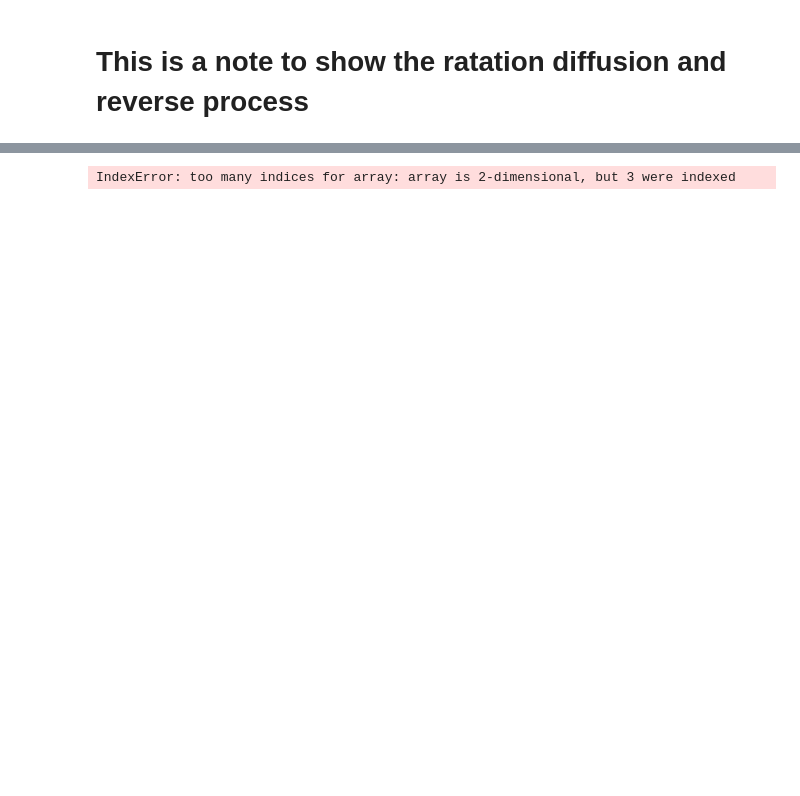
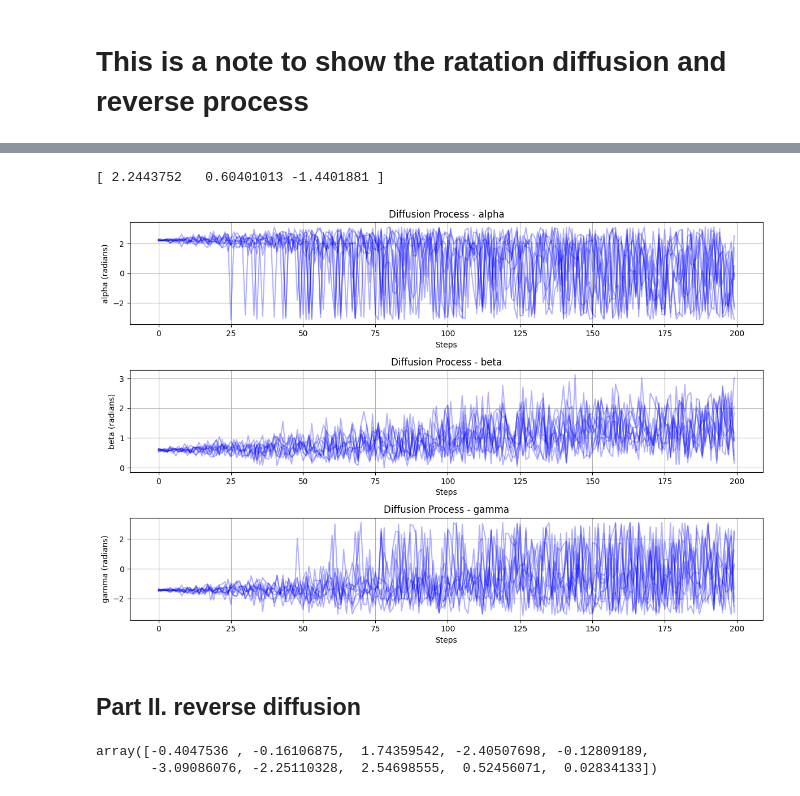
Before and after one commit to Xyunyao/RFDiffusion_breakdown, a Jupyter notebook: RFdiffusion_SI_II.ipynb, the cells around one changed output, grey strips where cells are left out. Saved outputs shown, nothing was run; the diff lists cells and outputs as text; code cells hidden in the pictures; blank space fills up the shorter version.

Commit message:
test reverse diffusion on SO3

```diff
--- a/RFdiffusion_SI_II.ipynb
+++ b/RFdiffusion_SI_II.ipynb
@@ -65,17 +74,21 @@ plot_rotations(rotations)
 # %%
 # sample one rotation
-def sample_rotation():
+def sample_rotation(num_samples=1,random_state=None):
     """
     Sample a random rotation matrix from SO(3).
 
     Returns:
         rotation (np.ndarray): A random rotation matrix.
     """
-    r = R.random()
+    r = R.random(num=num_samples,random_state=random_state)
     return r.as_matrix()
 
 # Example usage of sampling a random rotation
-r_truth = sample_rotation() # use it as the ground truth
+r_truth = sample_rotation(random_state=42) # use it as the ground truth
+euler_truth = R.from_matrix(r_truth[0]).as_euler('zyz') # get the first rotation matrix
+print(euler_truth)
+# %% [output]
+[ 2.2443752   0.60401013 -1.4401881 ]
 # %%
 import sys
 sys.path.append('/home/yunyao/RFdiffusion/rfdiffusion')
@@ -97,7 +110,7 @@ cache_dir='./cache'
 # rotation noise log schedular  log(sigma(t))= logsigma_min + t/T * (log(sigma_max)-log(sigma_min))
 
 # in the SI, it seems the linear one is used and max_sigma is not used
-test = IGSO3(T=T,
+r_test = IGSO3(T=T,
         min_sigma=0.02,
         max_sigma=1,
         min_b=1.06,
@@ -158,4 +171,56 @@ class Simulator(ABC):
             x = self.step(x, t, h)
             xs.append(x.clone())
         return torch.stack(xs, dim=1)
+# %%
+# foreard diffusion process
+# use r_test.sample: sample a angle from IGSO3 distribution at time t
+# use r_test.sample_vec: sample a random axis and combine with the angle to genereate a rotation matrix at time t
+t = np.arange(r_test.T) + 1 # [1, 2, ..., T]
+n_samples = 10
+sampled_rots = r_test.sample_vec( ts=t,n_samples=n_samples) # generate 30 trajactory
+# convert it to eular angle
+from scipy.spatial.transform import Rotation as scipy_R
+R_sampled = (
+            scipy_R.from_rotvec(sampled_rots.reshape(-1, 3))
+            .as_matrix()
+            .reshape(r_test.T, n_samples, 3, 3)
+        ) # [step, traj, 3, 3]
+R_perturbed = np.einsum("tnij,njk->tnik", R_sampled, r_truth)
+
+# convert matrix to eular angle
+Euler_perturbed = scipy_R.from_matrix(R_perturbed.reshape(-1,3,3)).as_euler('zyz').reshape(r_test.T, n_samples, 3) # [step, traj, 3]
+
+def plot_angle_diffusion(data, angle_names=['alpha', 'beta', 'gamma']):
+    steps, num_samples, num_angles = data.shape
+    time = np.arange(steps)
+
+    plt.figure(figsize=(12, 8))
+    for i in range(num_angles):
+        plt.subplot(3, 1, i + 1)
+        # Plot all samples for the current angle
+        for sample in range(num_samples):
+            plt.plot(time, data[:, sample, i], alpha=0.3, color='blue')
+        plt.title(f"Diffusion Process - {angle_names[i]}")
+        plt.xlabel("Steps")
+        plt.ylabel(f"{angle_names[i]} (radians)")
+        plt.grid(True)
+    plt.tight_layout()
+    plt.show()
+
+# Call the function
+plot_angle_diffusion(Euler_perturbed, angle_names=['alpha', 'beta', 'gamma'])
+
+# now visualize the perturbed rotation
+# %% [output]
+[figure, added]
+# %% [markdown]
+## Part II. reverse diffusion
+# %%
+R_perturbed.shape
+R_perturbed[0,...].shape
+
+Euler_perturbed[199,:,0]
+# %% [output]
+array([-0.4047536 , -0.16106875,  1.74359542, -2.40507698, -0.12809189,
+       -3.09086076, -2.25110328,  2.54698555,  0.52456071,  0.02834133])
 # %%
@@ -217,6 +273,0 @@ class EulerMaruyama(Simulator):
-# %%
-# the forward process
-import torch
-diffused_frame = test.diffuse_frames(torch.tensor(r_truth).clone(), diffusion_mask=None, t_list=None)
-# %% [output]
-IndexError: too many indices for array: array is 2-dimensional, but 3 were indexed
```
Also changed, not shown: parts of 12 cells of this notebook, 3 other files.
